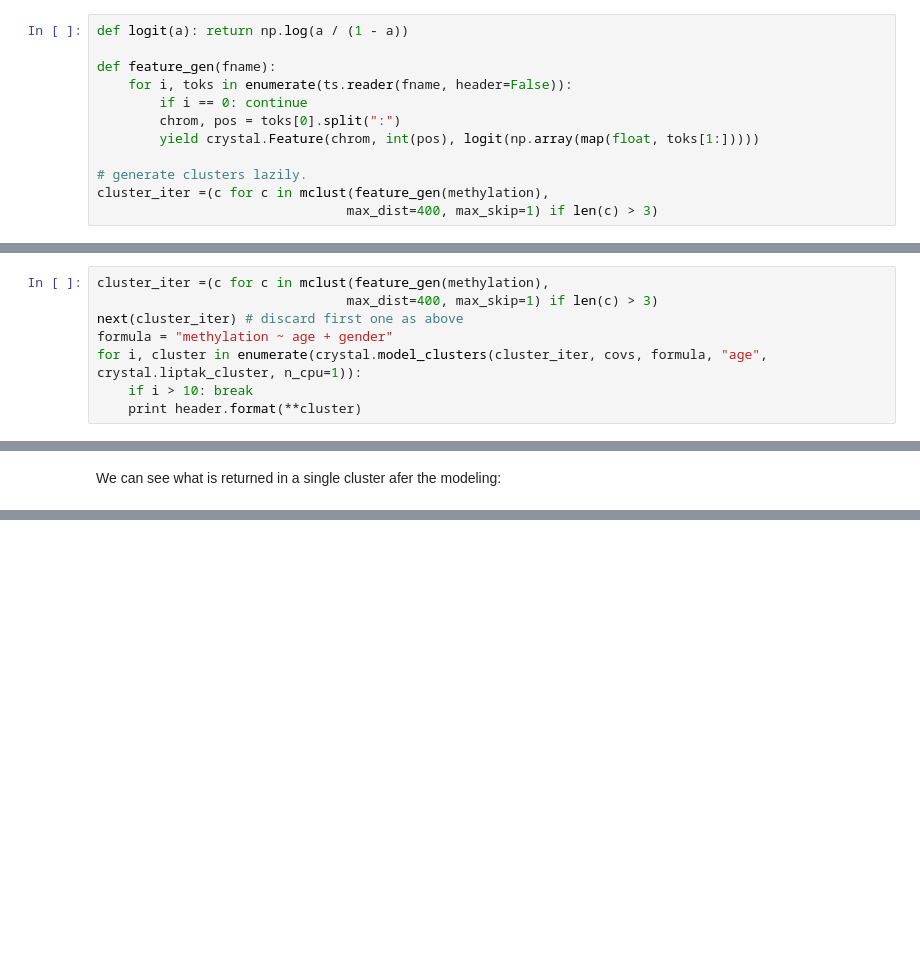
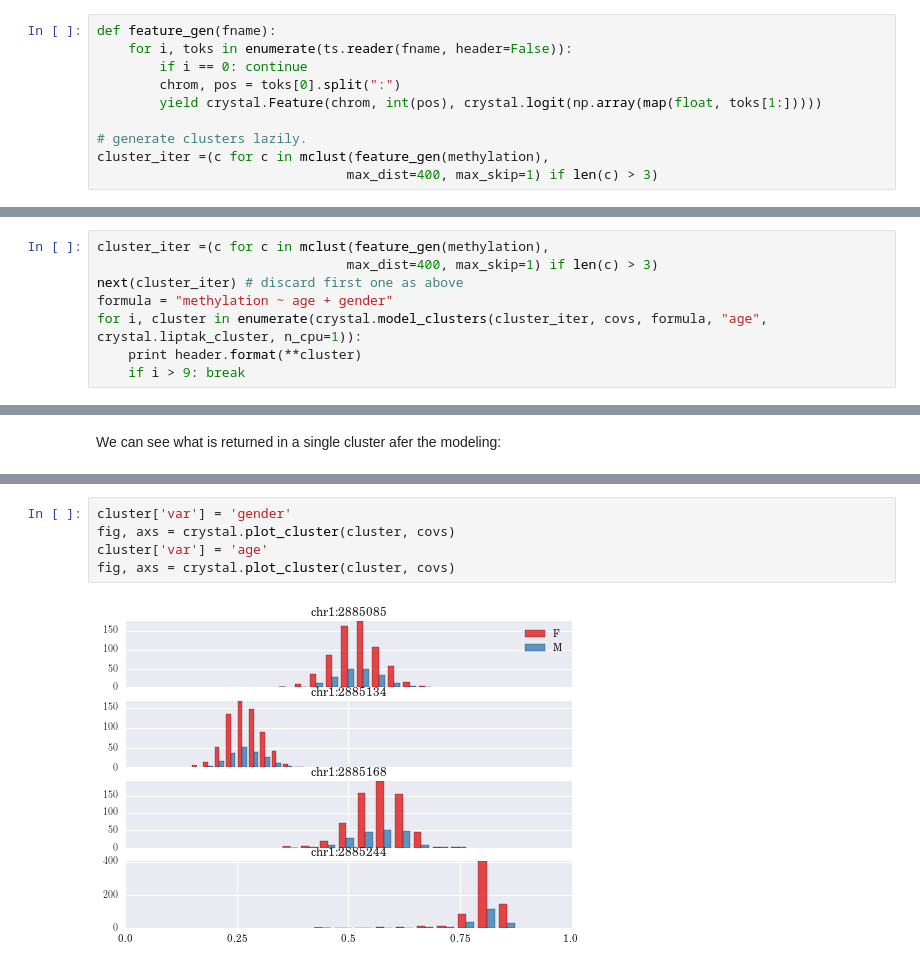
Before and after one commit to brentp/crystal, a Jupyter notebook: notebooks/Introduction.ipynb, the cells around one changed output, grey strips where cells are left out. Drawn from its saved outputs; the diff is of its cells as text; blank space fills up the shorter version.

Commit message:
plotting

```diff
--- a/notebooks/Introduction.ipynb
+++ b/notebooks/Introduction.ipynb
@@ -70,13 +72,11 @@ Now we create a `feature_gen` function that yields Features that have a chrom, a
 
 These are clustered using [aclust](https://github.com/brentp/aclust) and yielded lazily.
 # %%
-def logit(a): return np.log(a / (1 - a))
-
 def feature_gen(fname):
     for i, toks in enumerate(ts.reader(fname, header=False)):
         if i == 0: continue
         chrom, pos = toks[0].split(":")
-        yield crystal.Feature(chrom, int(pos), logit(np.array(map(float, toks[1:]))))
+        yield crystal.Feature(chrom, int(pos), crystal.logit(np.array(map(float, toks[1:]))))
 
 # generate clusters lazily.
 cluster_iter =(c for c in mclust(feature_gen(methylation),
@@ -176,8 +170,8 @@ cluster_iter =(c for c in mclust(feature_gen(methylation),
 next(cluster_iter) # discard first one as above
 formula = "methylation ~ age + gender"
 for i, cluster in enumerate(crystal.model_clusters(cluster_iter, covs, formula, "age", crystal.liptak_cluster, n_cpu=1)):
-    if i > 10: break
     print header.format(**cluster)
+    if i > 9: break
 # %% [output]
 chr1    946874  947018  0.06222 0.002   4
 chr1    949391  949893  0.6309  -0.001  5
@@ -211,0 +215,7 @@ See the included [minfi-norm.R](https://github.com/brentp/crystal/) for how to g
+# %%
+cluster['var'] = 'gender'
+fig, axs = crystal.plot_cluster(cluster, covs)
+cluster['var'] = 'age'
+fig, axs = crystal.plot_cluster(cluster, covs)
+# %% [output]
+[figure, added]
```
Also changed, not shown: parts of 9 cells of this notebook, 4 other files.
